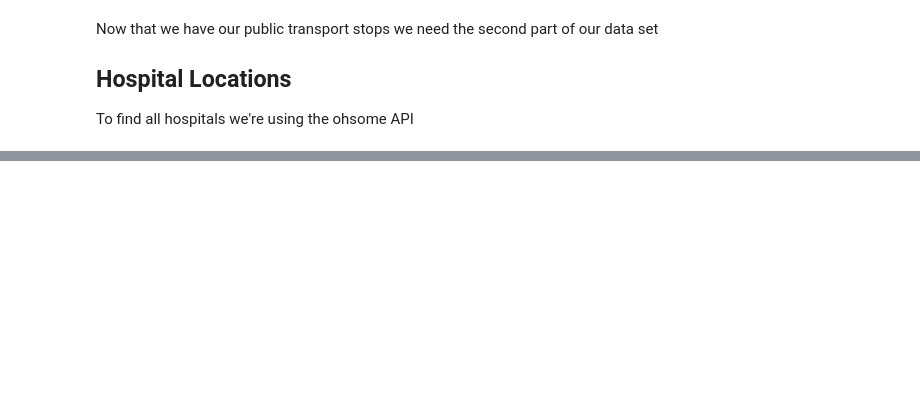
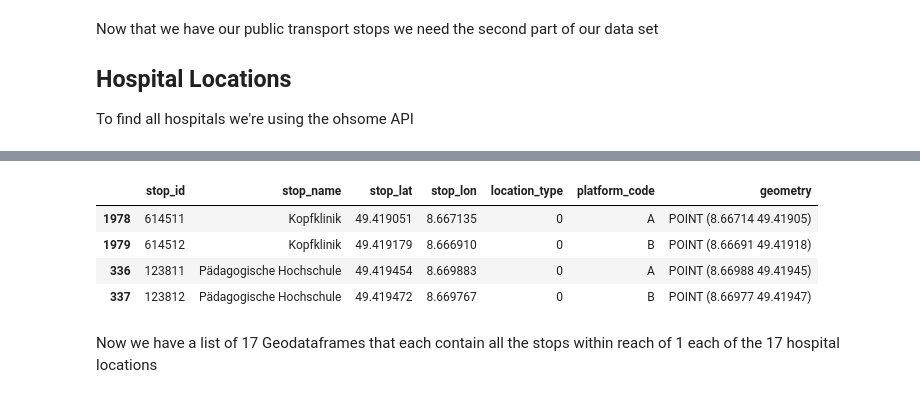
Before and after one commit to Chwiggy/2022-08-31_FinalAssignment, a Jupyter notebook: 2022-08-05_Methods.ipynb, the cells around one changed output, grey strips where cells are left out. Drawn from its saved outputs; the diff is of its cells as text; code cells hidden in the pictures; blank space fills up the shorter version.

```diff
--- a/2022-08-05_Methods.ipynb
+++ b/2022-08-05_Methods.ipynb
@@ -184,0 +395,19 @@ Not yet working
+# %%
+isochrones_gdf.set_axis(range(0,17), axis = 0, inplace = True)
+# %%
+def stops_within(stops, isochrones):
+    geodataframe_list = []
+    for index, isochrone in isochrones.iterrows():
+        geodataframe_list.append(stops.clip(isochrone.geometry))
+    return geodataframe_list
+
+reachable_stops = stops_within(stops_clipped, isochrones_gdf)
+reachable_stops[0].head()
+# %% [output]
+|  | stop_id | stop_name | stop_lat | stop_lon | location_type | platform_code | geometry |
+| 1978 | 614511 | Kopfklinik | 49.419051 | 8.667135 | 0 | A | POINT (8.66714 49.41905) |
+| 1979 | 614512 | Kopfklinik | 49.419179 | 8.666910 | 0 | B | POINT (8.66691 49.41918) |
+| 336 | 123811 | Pädagogische Hochschule | 49.419454 | 8.669883 | 0 | A | POINT (8.66988 49.41945) |
+| 337 | 123812 | Pädagogische Hochschule | 49.419472 | 8.669767 | 0 | B | POINT (8.66977 49.41947) |
+# %% [markdown]
+Now we have a list of 17 Geodataframes that each contain all the stops within reach of 1 each of the 17 hospital locations
```
Also changed, not shown: parts of 31 cells of this notebook, 5 other files.
